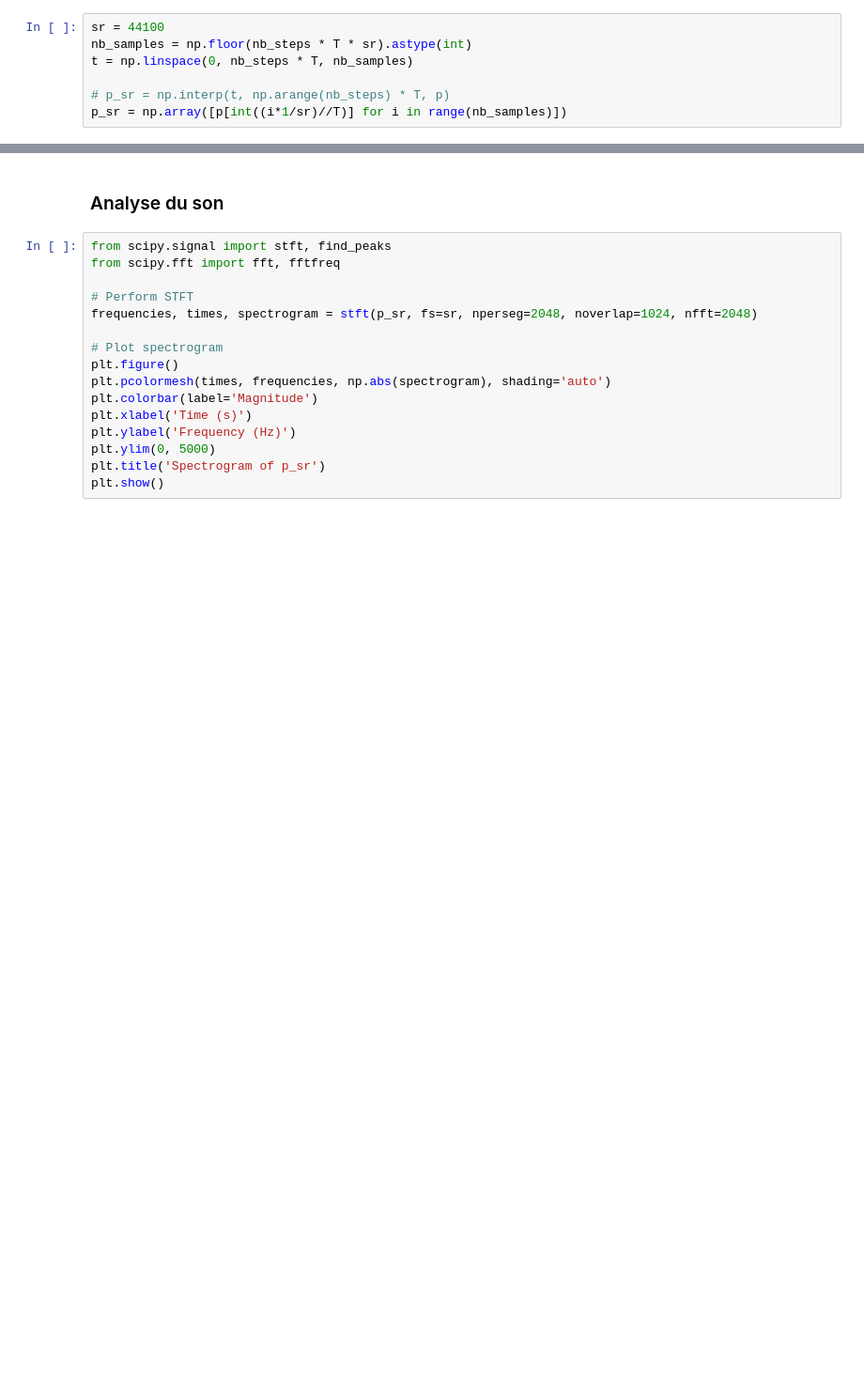
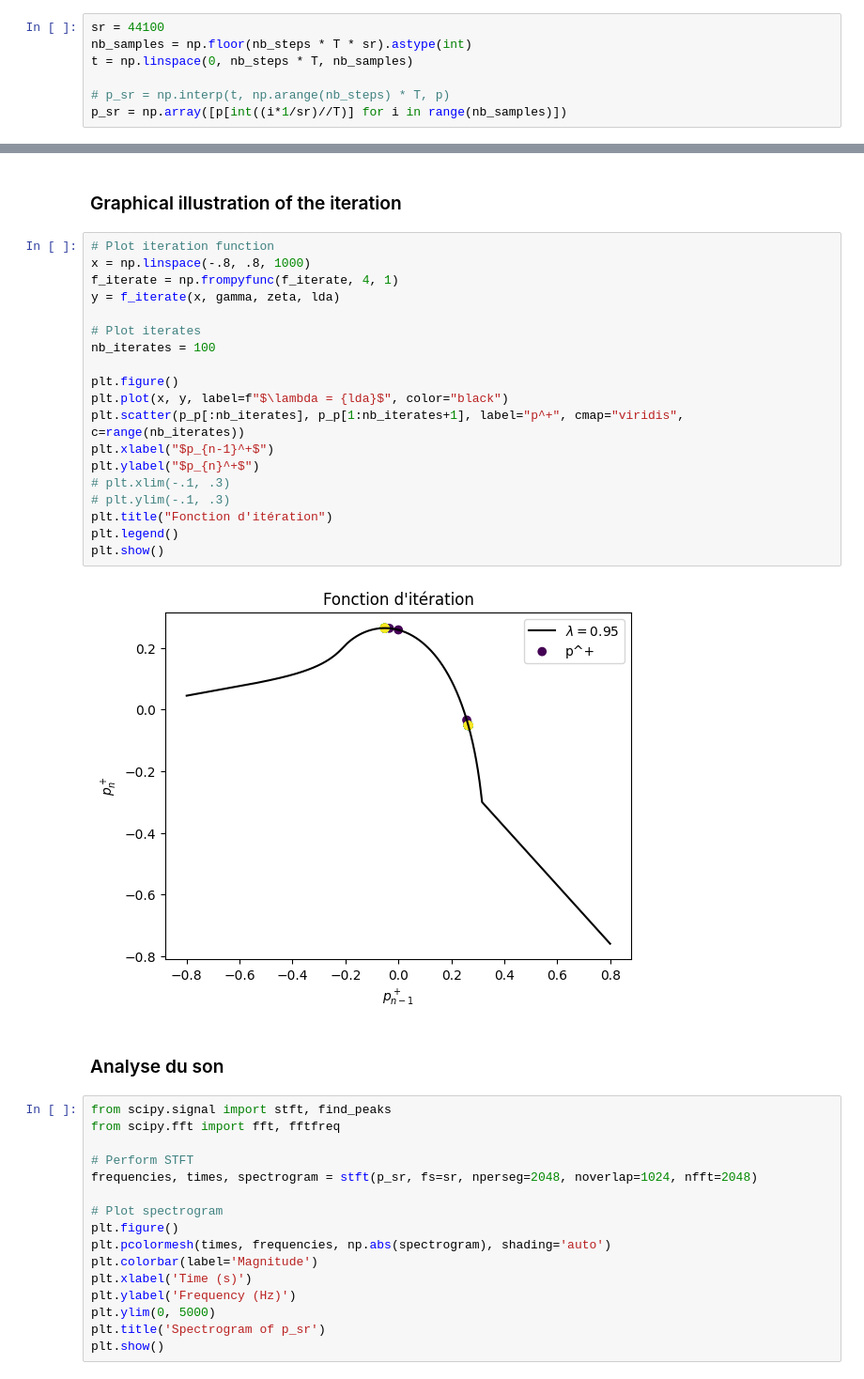
Before and after one commit to estevep/PAM-Auto-oscillations-des-instruments-de-musique, a Jupyter notebook: acoustique/waveguide/taillard.ipynb, the cells around one changed output, grey strips where cells are left out. Shown: that part at 94% size. Cells and saved outputs as stored; diff of their text form; blank space fills up the shorter version.

```diff
--- a/acoustique/waveguide/taillard.ipynb
+++ b/acoustique/waveguide/taillard.ipynb
@@ -163,3 +185,26 @@ write(path, sr, p_sr)
+# %% [markdown]
+### Graphical illustration of the iteration
+# %%
+# Plot iteration function
+x = np.linspace(-.8, .8, 1000)
+f_iterate = np.frompyfunc(f_iterate, 4, 1)
+y = f_iterate(x, gamma, zeta, lda)
+
+# Plot iterates
+nb_iterates = 100
+
+plt.figure()
+plt.plot(x, y, label=f"$\lambda = {lda}$", color="black")
+plt.scatter(p_p[:nb_iterates], p_p[1:nb_iterates+1], label="p^+", cmap="viridis", c=range(nb_iterates))
+plt.xlabel("$p_{n-1}^+$")
+plt.ylabel("$p_{n}^+$")
+# plt.xlim(-.1, .3)
+# plt.ylim(-.1, .3)
+plt.title("Fonction d'itération")
+plt.legend()
+plt.show()
+# %% [output]
+[figure, added]
 # %% [markdown]
 ### Analyse du son
 # %%
```
Also changed, not shown: parts of 9 cells of this notebook, 2 other files.
